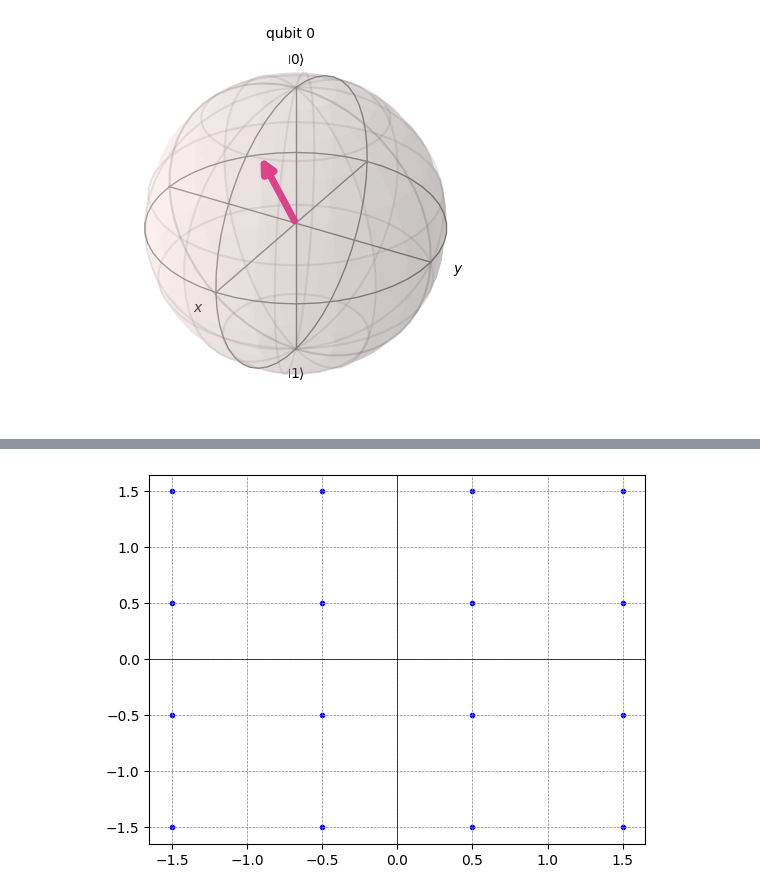
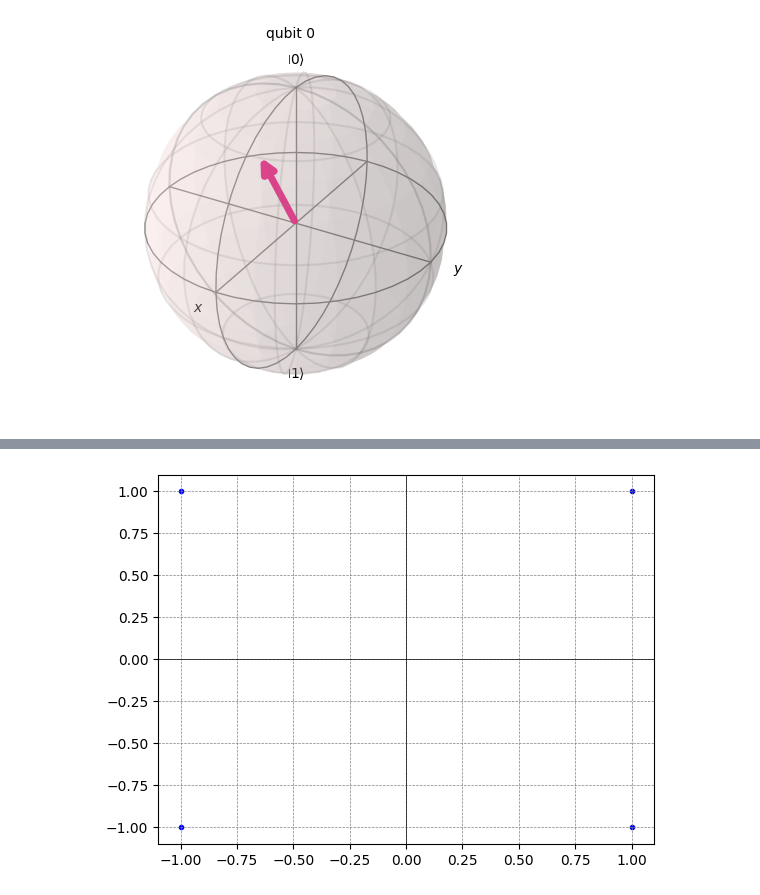
Before and after one commit to ksm999/Stereo, a Jupyter notebook: Extra Projection Code.ipynb, the cells around one changed output, grey strips where cells are left out. Saved outputs shown, nothing was run; the diff lists cells and outputs as text; code cells hidden in the pictures.

```diff
--- a/Extra Projection Code.ipynb
+++ b/Extra Projection Code.ipynb
@@ -107,3 +107,24 @@ def reproject_2(P):
     print("( x_proj, y_proj, z_proj ) = ", (x_proj, y_proj, z_proj))
 
     return [x_proj, y_proj, z_proj]
+# %%
+import matplotlib.pyplot as plt
+
+
+x_points = list([-2,-1,1,2])
+y_points = list([-2,-1,1,2])
+
+grid_points = [(x, y) for x in x_points for y in y_points]
+
+
+def plot_grid(grid_points):
+    """격자점을 시각화"""
+    x_values, y_values = zip(*grid_points)
+    plt.scatter(x_values, y_values, marker='.', color='blue')
+    plt.axhline(0, color='black', linewidth=0.5)
+    plt.axvline(0, color='black', linewidth=0.5)
+    plt.grid(color='gray', linestyle='--', linewidth=0.5)
+    plt.show()
+
+# 격자 시각화
+plot_grid(grid_points)
@@ -110,23 +133,23 @@ def reproject_2(P):
 # %%
 import matplotlib.pyplot as plt
 
 
-x_points = list([-1.5,-0.5,0.5,1.5])
-y_points = list([-1.5,-0.5,0.5,1.5])
+x_points = list([-1,1])
+y_points = list([-1,1])
 
 grid_points = [(x, y) for x in x_points for y in y_points]
 
 
 def plot_grid(grid_points):
     """격자점을 시각화"""
     x_values, y_values = zip(*grid_points)
     plt.scatter(x_values, y_values, marker='.', color='blue')
     plt.axhline(0, color='black', linewidth=0.5)
     plt.axvline(0, color='black', linewidth=0.5)
     plt.grid(color='gray', linestyle='--', linewidth=0.5)
     plt.show()
 
 # 격자 시각화
 plot_grid(grid_points)
 # %% [output]
-[figure, old version]
+[figure, new version]
```
Also changed, not shown: parts of 2 cells of this notebook.
